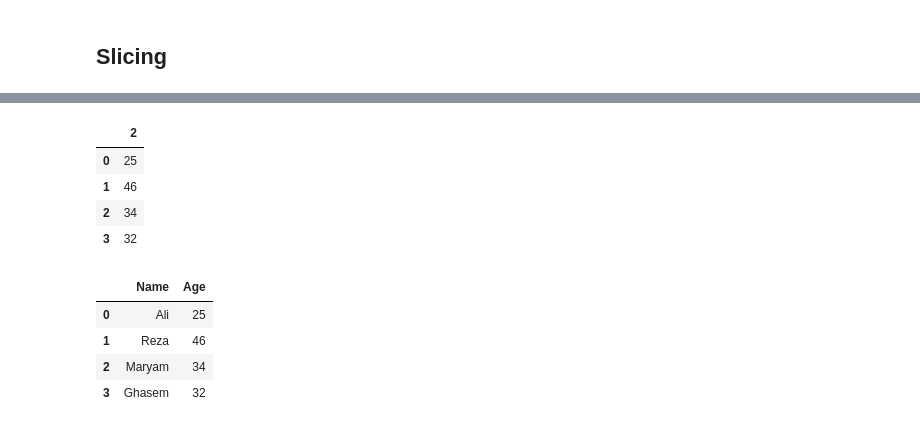
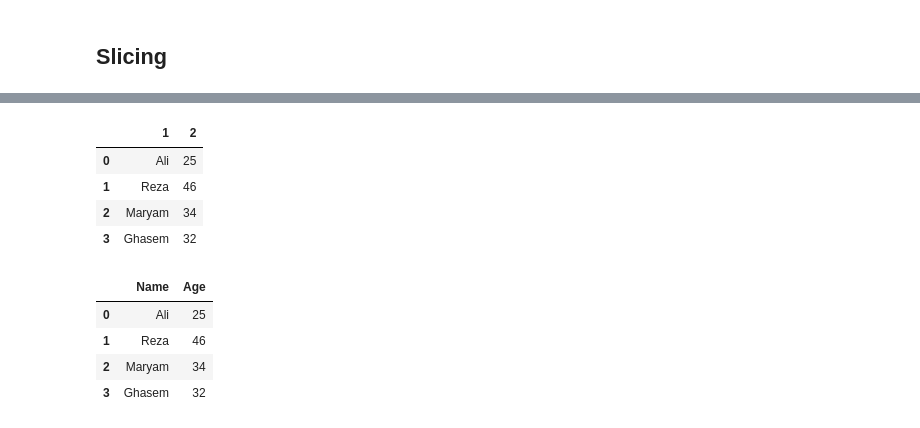
Before and after one commit to MapsaBootCamp/ML2, a Jupyter notebook: ML_Libs/datascience_lib.ipynb, the cells around one changed output, grey strips where cells are left out. Drawn from its saved outputs; the diff is of its cells as text; code cells hidden in the pictures.

```diff
--- a/ML_Libs/datascience_lib.ipynb
+++ b/ML_Libs/datascience_lib.ipynb
@@ -807,13 +975,13 @@ print(df.to_string())
 # %%
 my_dic = {1: ['Ali', 'Reza', 'Maryam', 'Ghasem'], 2: [25, 46, 34,32], 3: ['M', 'M', 'F', 'M'], 4: [True, False, False, True]}
-df = pd.DataFrame(my_dic)
-df[:][[1,2]]
+df_ = pd.DataFrame(my_dic)
+df_[:][[1,2]]
 # %% [output]
-|  | 2 |
-| 0 | 25 |
-| 1 | 46 |
-| 2 | 34 |
-| 3 | 32 |
+|  | 1 | 2 |
+| 0 | Ali | 25 |
+| 1 | Reza | 46 |
+| 2 | Maryam | 34 |
+| 3 | Ghasem | 32 |
 # %%
 df[['Name','Age']]
 # %% [output]
```
Also changed, not shown: parts of 32 cells of this notebook, 2 other files.
